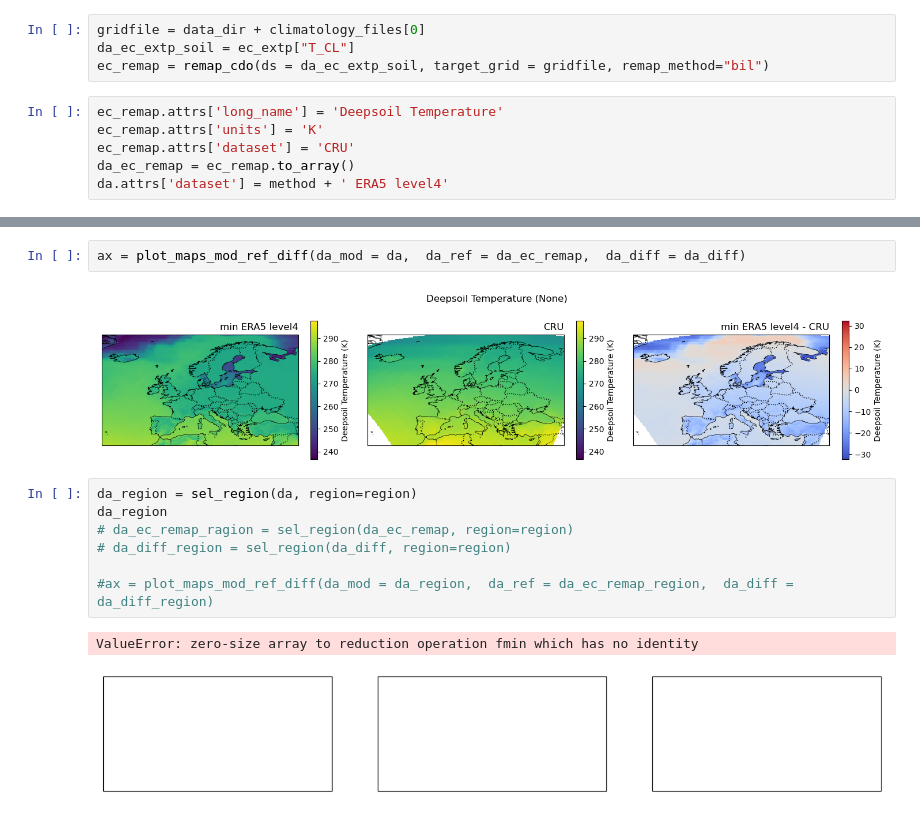
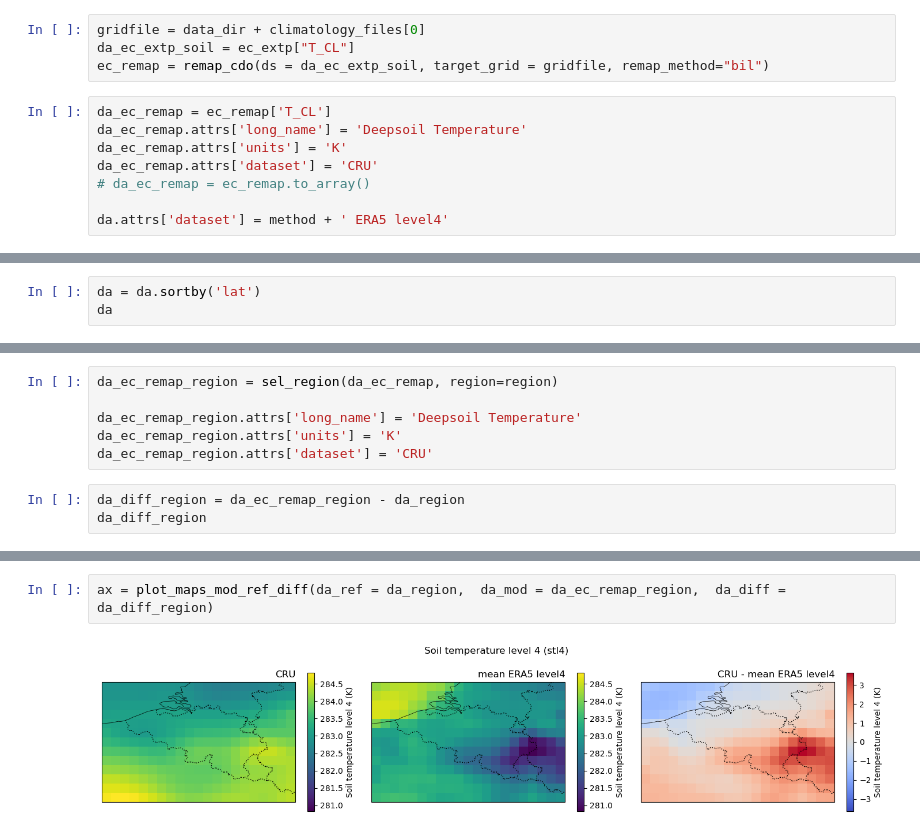
Before and after one commit to CORDEX-be2/ValEnsPy, a Jupyter notebook: evaluation_cclm/Deepsoil/CCLM_eval_era5_climatology.ipynb, the cells around one changed output, grey strips where cells are left out. Saved outputs shown, nothing was run; the diff lists cells and outputs as text.

```diff
--- a/evaluation_cclm/Deepsoil/CCLM_eval_era5_climatology.ipynb
+++ b/evaluation_cclm/Deepsoil/CCLM_eval_era5_climatology.ipynb
@@ -162,8 +159,10 @@ gridfile = data_dir + climatology_files[0]
 da_ec_extp_soil = ec_extp["T_CL"]
 ec_remap = remap_cdo(ds = da_ec_extp_soil, target_grid = gridfile, remap_method="bil")
 # %%
-ec_remap.attrs['long_name'] = 'Deepsoil Temperature'
-ec_remap.attrs['units'] = 'K'
-ec_remap.attrs['dataset'] = 'CRU'
-da_ec_remap = ec_remap.to_array()
+da_ec_remap = ec_remap['T_CL']
+da_ec_remap.attrs['long_name'] = 'Deepsoil Temperature'
+da_ec_remap.attrs['units'] = 'K'
+da_ec_remap.attrs['dataset'] = 'CRU'
+# da_ec_remap = ec_remap.to_array()
+
 da.attrs['dataset'] = method + ' ERA5 level4'
@@ -250,0 +204,3 @@ min ERA5 level4
+# %%
+da = da.sortby('lat')
+da
@@ -250,0 +260,9 @@ min ERA5 level4
+# %%
+da_ec_remap_region = sel_region(da_ec_remap, region=region)
+
+da_ec_remap_region.attrs['long_name'] = 'Deepsoil Temperature'
+da_ec_remap_region.attrs['units'] = 'K'
+da_ec_remap_region.attrs['dataset'] = 'CRU'
+# %%
+da_diff_region = da_ec_remap_region - da_region
+da_diff_region
@@ -251,14 +293,4 @@ min ERA5 level4
 # %%
-ax = plot_maps_mod_ref_diff(da_mod = da,  da_ref = da_ec_remap,  da_diff = da_diff)
+ax = plot_maps_mod_ref_diff(da_ref = da_region,  da_mod = da_ec_remap_region,  da_diff = da_diff_region)
 # %% [output]
-[figure, old version]
+[figure, new version]
-# %%
-da_region = sel_region(da, region=region)
-da_region
-# da_ec_remap_ragion = sel_region(da_ec_remap, region=region)
-# da_diff_region = sel_region(da_diff, region=region)
-
-#ax = plot_maps_mod_ref_diff(da_mod = da_region,  da_ref = da_ec_remap_region,  da_diff = da_diff_region)
-# %% [output]
-ValueError: zero-size array to reduction operation fmin which has no identity
-[figure, removed]
```
Also changed, not shown: parts of 17 cells of this notebook.
